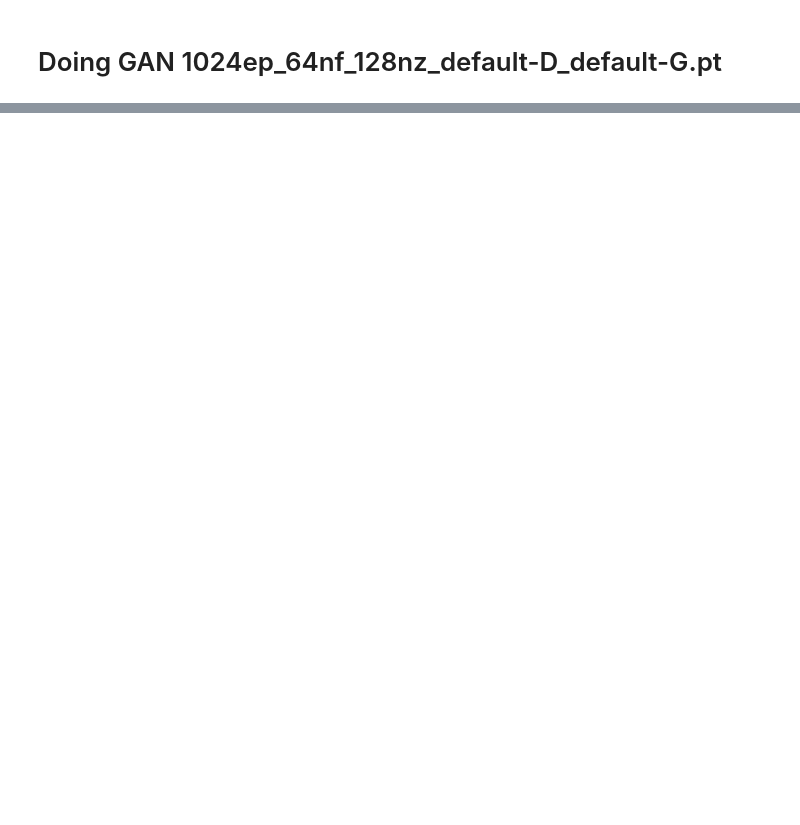
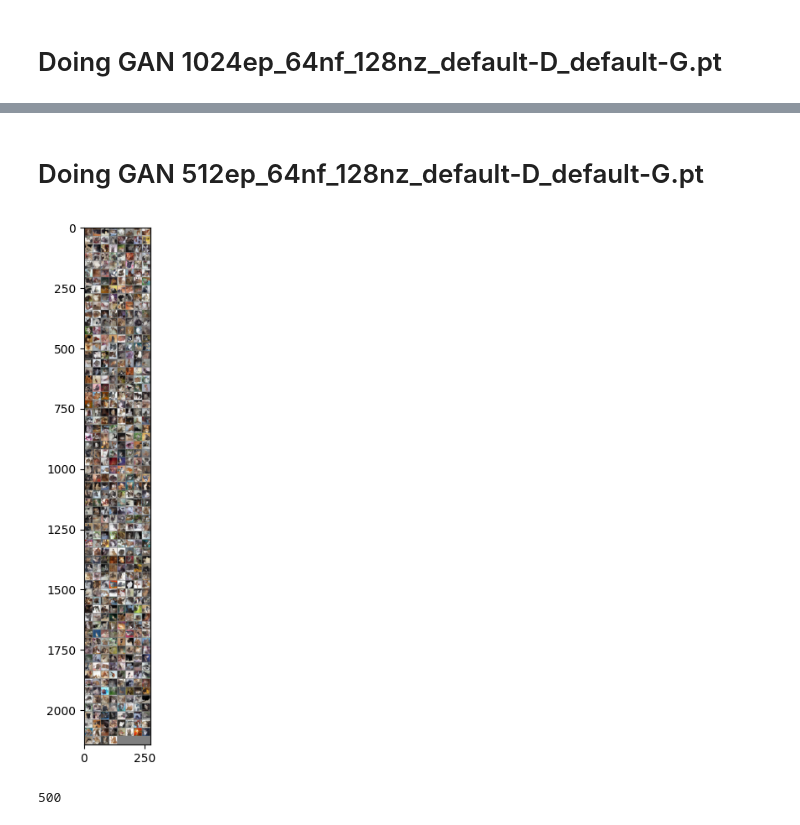
Before and after one commit to dkumar2701/image-deeplearning, a Jupyter notebook: GANFID.ipynb, the cells around one changed output, grey strips where cells are left out. Cells and saved outputs as stored; diff of their text form; code cells hidden in the pictures; blank space fills up the shorter version.

```diff
--- a/GANFID.ipynb
+++ b/GANFID.ipynb
@@ -261,0 +295,48 @@ imshow(img_grid)
+# %% [markdown]
+# Doing GAN 512ep_64nf_128nz_default-D_default-G.pt
+# %%
+
+path = "models/CatGAN/512ep_64nf_128nz_default-D_default-G.pt"
+gen = torch.Generator(device=device)
+gen.seed()
+noise = torch.randn(500, nz, 1, 1, device=device, generator=gen)
+
+loaded = Generator(ngpu).to(device)
+loaded.load_state_dict(torch.load(path, map_location=device))
+
+loaded.eval()
+out = loaded(noise).cpu()
+out= out.detach()
+# %%
+
+img_folder = "512ep_64nf_128nz_default-D_default-G_images/"
+#print(out)
+#print(out.shape)
+output_folder = os.path.join("output/", img_folder)
+#shutil.rmtree(output_folder)
+os.makedirs(output_folder, exist_ok=True)
+
+
+# Save each image individually
+for i, image in enumerate(out):
+  image_path = os.path.join(output_folder, f"{i}.png")
+  toPIL = transforms.ToPILImage()
+  #ndarr = ((image /2 +0.5)*255).permute(1,2,0).numpy()
+  #print(ndarr)
+  newPIL = toPIL(image/2 + 0.5)
+  #newPIL.show()
+  newPIL.save(image_path)
+  #im = Image.fromarray(ndarr)
+  #plt.imshow((image/2 + 0.5).permute(1,2,0))
+  #im.save(image_path)
+
+# Display the image grid
+
+img_grid = torchvision.utils.make_grid(out)
+imshow(img_grid)
+# %% [output]
+[figure, added]
+# %%
+print(len([name for name in os.listdir(os.path.join("./output/", img_folder))]))
+# %% [output]
+500
```
Also changed, not shown: parts of 8 cells of this notebook.
